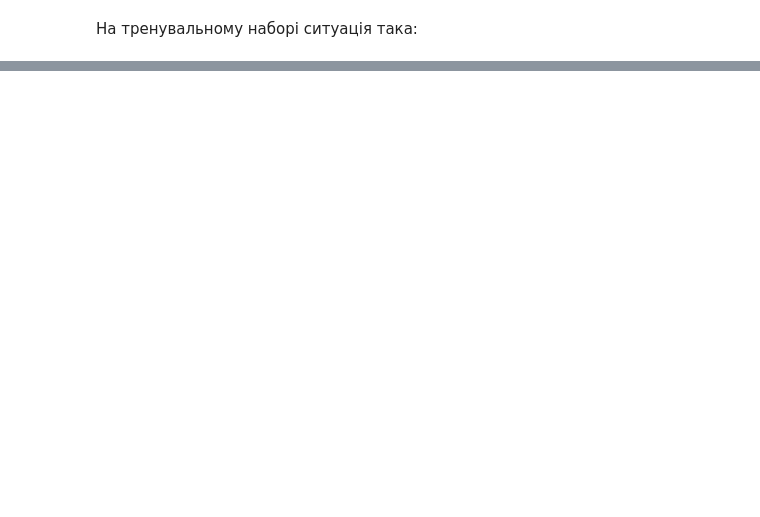
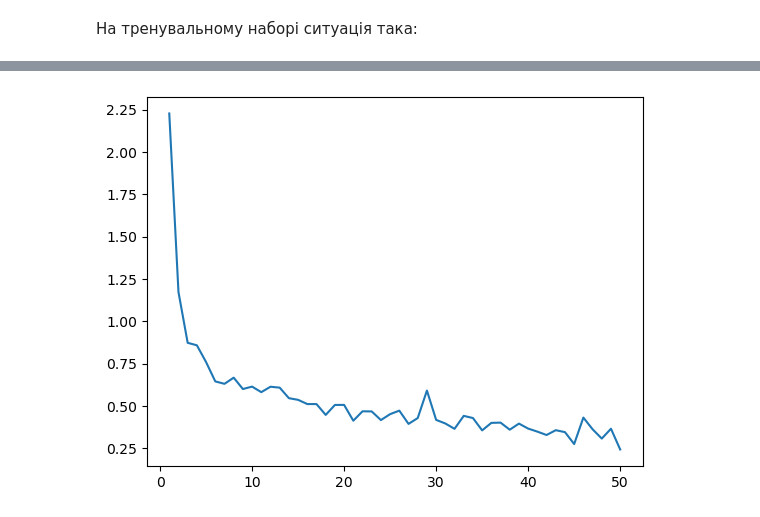
Before and after one commit to MilkyCousin/Python-Probability-and-Statistics, a Jupyter notebook: neural_networks_2mag/lab2/horbunov_lab2_var4.ipynb, the cells around one changed output, grey strips where cells are left out. Saved outputs shown, nothing was run; the diff lists cells and outputs as text; code cells hidden in the pictures; blank space fills up the shorter version.

```diff
--- a/neural_networks_2mag/lab2/horbunov_lab2_var4.ipynb
+++ b/neural_networks_2mag/lab2/horbunov_lab2_var4.ipynb
@@ -1410,0 +1422,3 @@ np.sum(np.diag(cfm_train)) / (N - N_test_sub * len(labels))
+# %%
+alexnet_model = tm.alexnet(pretrained=True)
+alexnet_model
@@ -1410,0 +1490,38 @@ np.sum(np.diag(cfm_train)) / (N - N_test_sub * len(labels))
+# %%
+epoch_loss_values = []
+step_loss_values = []
+# %%
+# Функція вартості -- "мультикласова ентропія"
+loss_function = nn.CrossEntropyLoss()
+# Використаємо ADAM в якості оптимізатора
+optimizer = torch.optim.Adam(alexnet_model.parameters(), lr=0.005)
+# %%
+n_epochs = 50
+n_iters = len(train_dl)
+n_tab = str(len(str(n_epochs)))
+
+for epoch in range(n_epochs):
+    epoch_loss = 0
+
+    for current_batch in train_dl:
+
+        optimizer.zero_grad()
+
+        X_batch, Y_batch = current_batch
+        X_batch = X_batch.to(device)
+        Y_batch = Y_batch.to(device)
+
+        # Прогноз
+        Y_pred = alexnet_model(X_batch)
+
+        loss = loss_function(Y_pred.squeeze(), torch.flatten(Y_batch))
+        step_loss_values.append(loss)
+
+        epoch_loss += loss.item() / n_iters
+
+        loss.backward()
+        optimizer.step()
+
+    epoch_loss_values.append(epoch_loss)
+
+    print(('Епоха {:' + n_tab + '}: сумарні втрати: {}').format(epoch+1, epoch_loss))
@@ -1410,0 +1546,5 @@ np.sum(np.diag(cfm_train)) / (N - N_test_sub * len(labels))
+# %%
+plt.plot(np.arange(1, n_epochs + 1), epoch_loss_values)
+plt.show()
+# %% [output]
+[figure, added]
```
Also changed, not shown: parts of 40 cells of this notebook.
